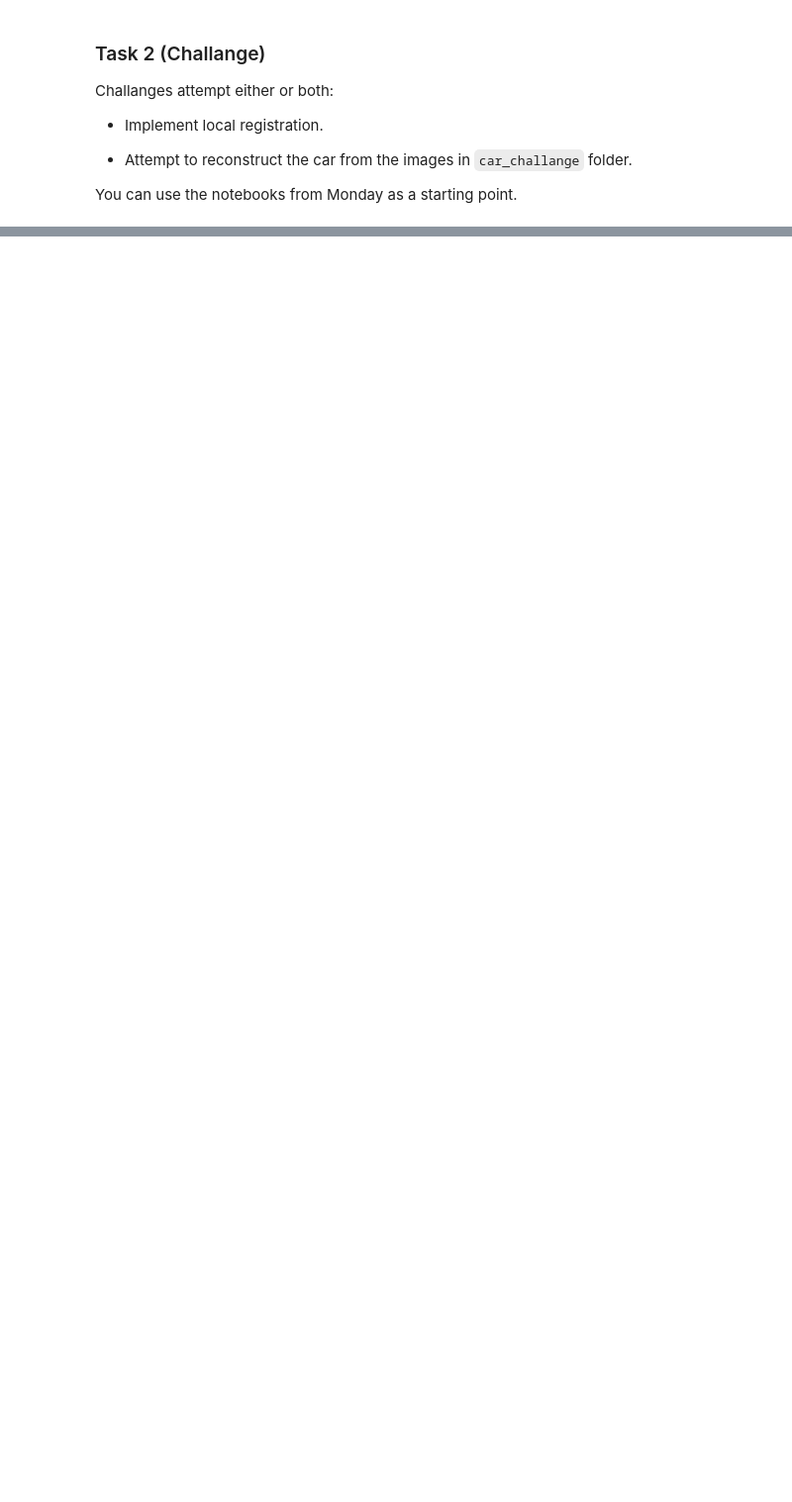
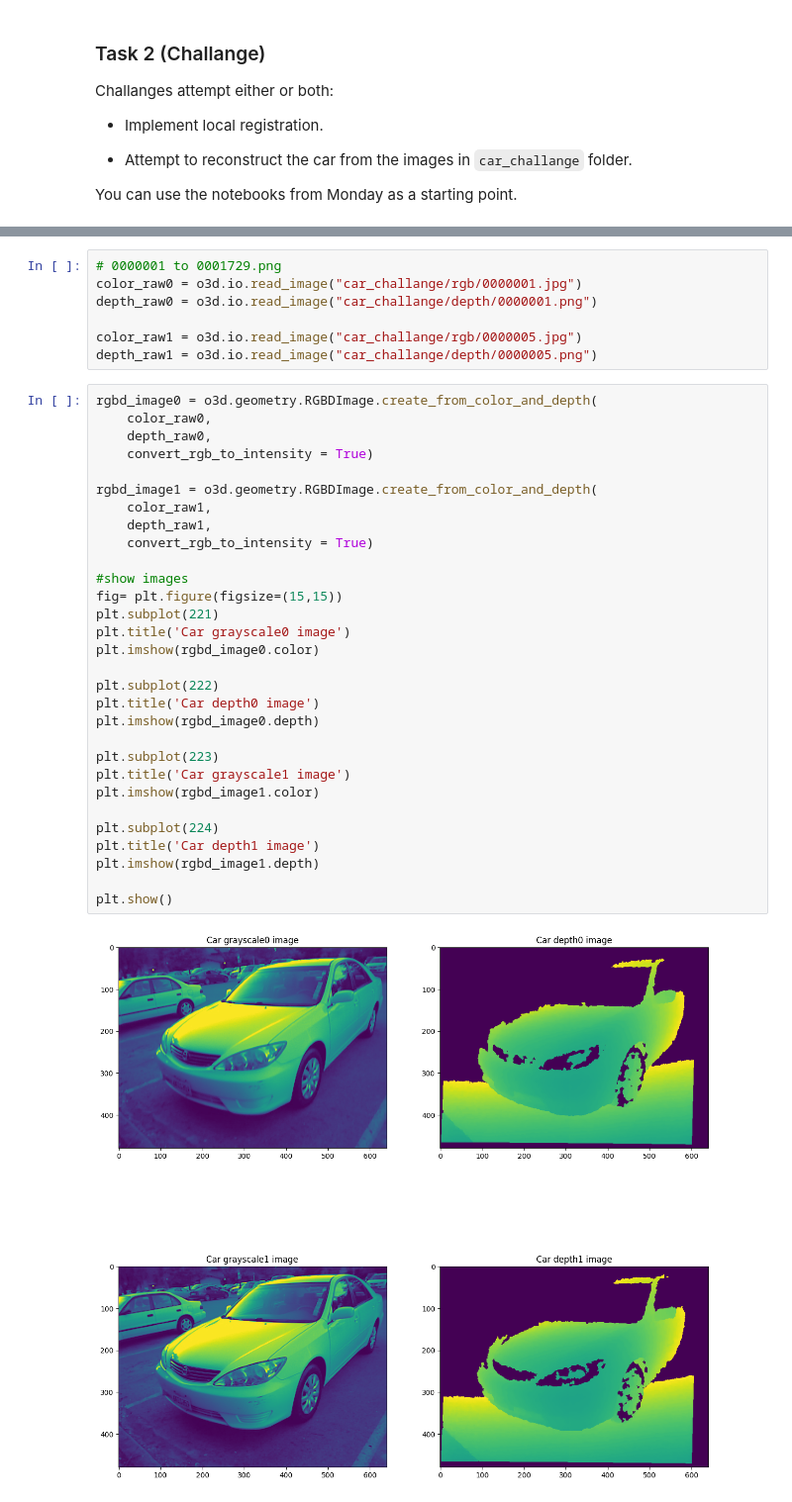
Before and after one commit to AyaanSRobot/Perception_handins, a Jupyter notebook: Week_5/weekly_project_5/Weekly Project.ipynb, the cells around one changed output, grey strips where cells are left out. Shown at 99% size. Drawn from its saved outputs; the diff is of its cells as text; blank space fills up the shorter version.

```diff
--- a/Week_5/weekly_project_5/Weekly Project.ipynb
+++ b/Week_5/weekly_project_5/Weekly Project.ipynb
@@ -172,0 +220,39 @@ You can use the notebooks from Monday as a starting point.
+# %%
+# 0000001 to 0001729.png
+color_raw0 = o3d.io.read_image("car_challange/rgb/0000001.jpg")
+depth_raw0 = o3d.io.read_image("car_challange/depth/0000001.png")
+
+color_raw1 = o3d.io.read_image("car_challange/rgb/0000005.jpg")
+depth_raw1 = o3d.io.read_image("car_challange/depth/0000005.png")
+# %%
+rgbd_image0 = o3d.geometry.RGBDImage.create_from_color_and_depth(
+    color_raw0,
+    depth_raw0,
+    convert_rgb_to_intensity = True)
+
+rgbd_image1 = o3d.geometry.RGBDImage.create_from_color_and_depth(
+    color_raw1,
+    depth_raw1,
+    convert_rgb_to_intensity = True)
+
+#show images
+fig= plt.figure(figsize=(15,15))
+plt.subplot(221)
+plt.title('Car grayscale0 image')
+plt.imshow(rgbd_image0.color)
+
+plt.subplot(222)
+plt.title('Car depth0 image')
+plt.imshow(rgbd_image0.depth)
+
+plt.subplot(223)
+plt.title('Car grayscale1 image')
+plt.imshow(rgbd_image1.color)
+
+plt.subplot(224)
+plt.title('Car depth1 image')
+plt.imshow(rgbd_image1.depth)
+
+plt.show()
+# %% [output]
+[figure, added]
```
Also changed, not shown: parts of 9 cells of this notebook.
